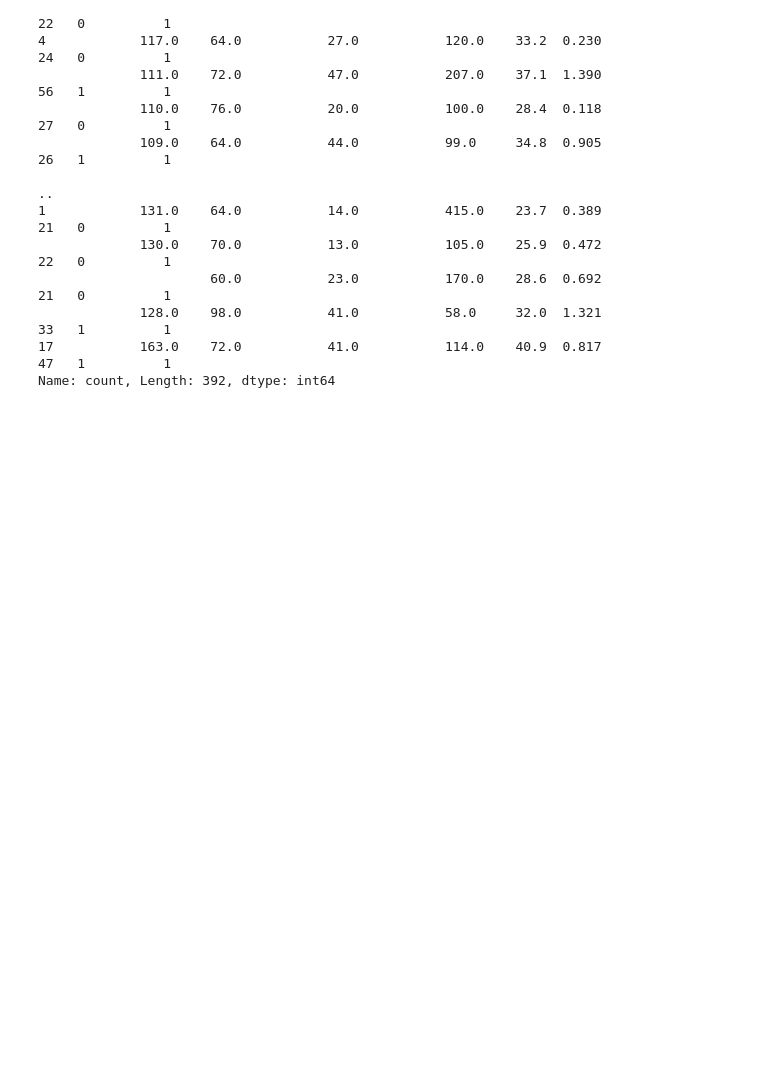
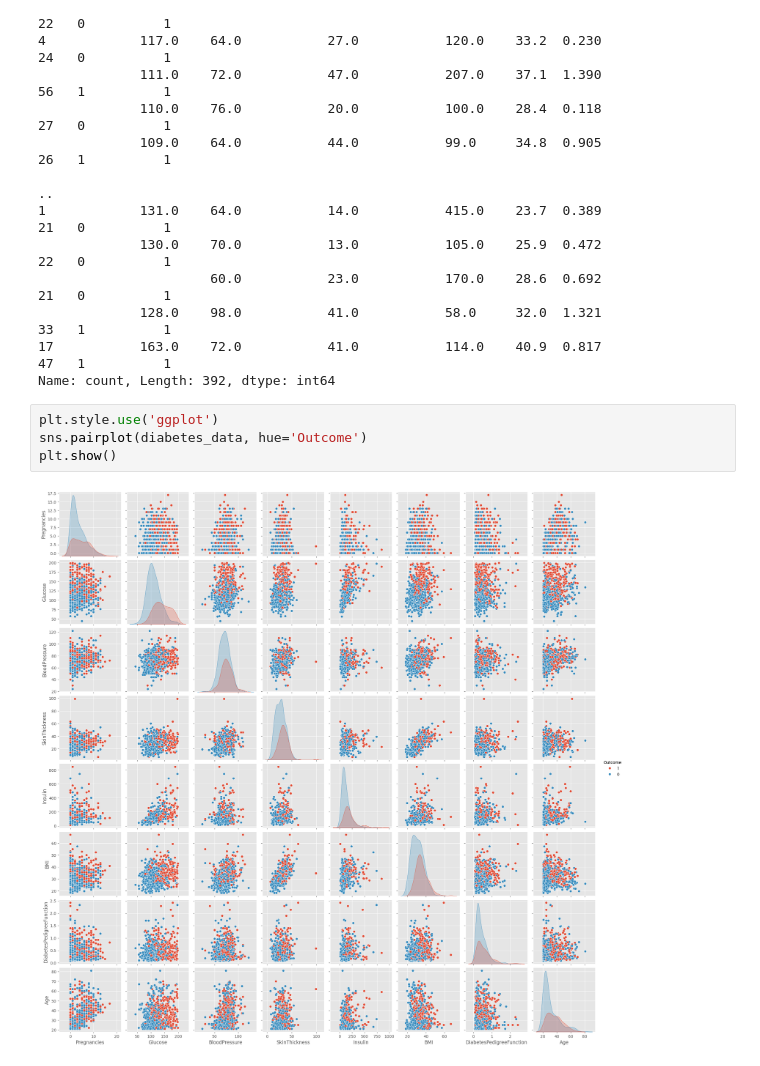
Before and after one commit to N1ch0l4sM/EDA-Diagnosing-Diabetes, a Jupyter notebook: EDA Diagnosing Diabetes.ipynb, the cells around one changed output. Cells and saved outputs as stored; diff of their text form; blank space fills up the shorter version.

```diff
--- a/EDA Diagnosing Diabetes.ipynb
+++ b/EDA Diagnosing Diabetes.ipynb
@@ -264,3 +266,9 @@ Pregnancies  Glucose  BloodPressure  SkinThickness  Insulin  BMI   DiabetesPedig
              128.0    98.0           41.0           58.0     32.0  1.321                     33   1          1
 17           163.0    72.0           41.0           114.0    40.9  0.817                     47   1          1
 Name: count, Length: 392, dtype: int64
+# %%
+plt.style.use('ggplot')
+sns.pairplot(diabetes_data, hue='Outcome')
+plt.show()
+# %% [output]
+[figure, added]
```
Also changed, not shown: parts of 7 cells of this notebook.
